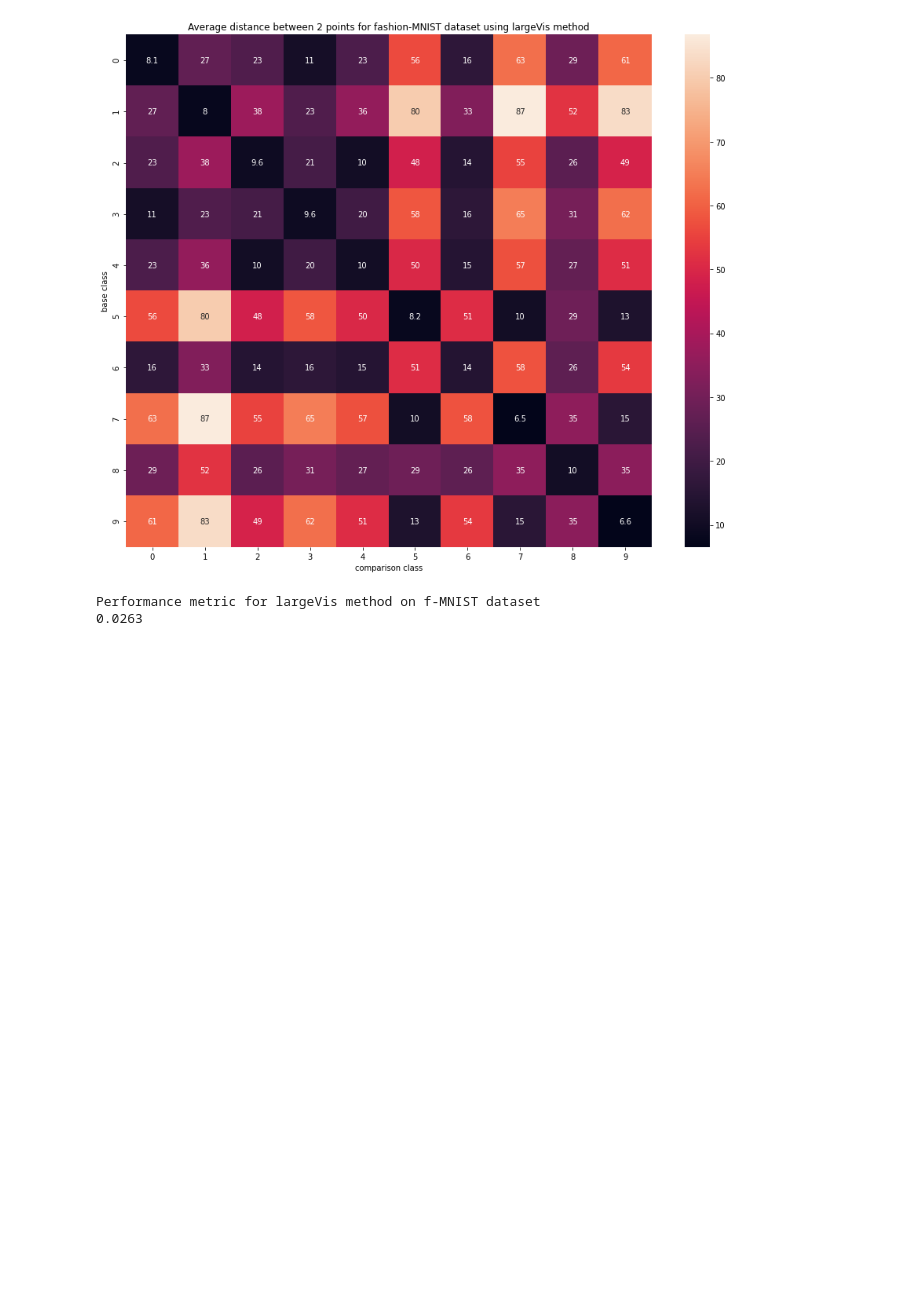
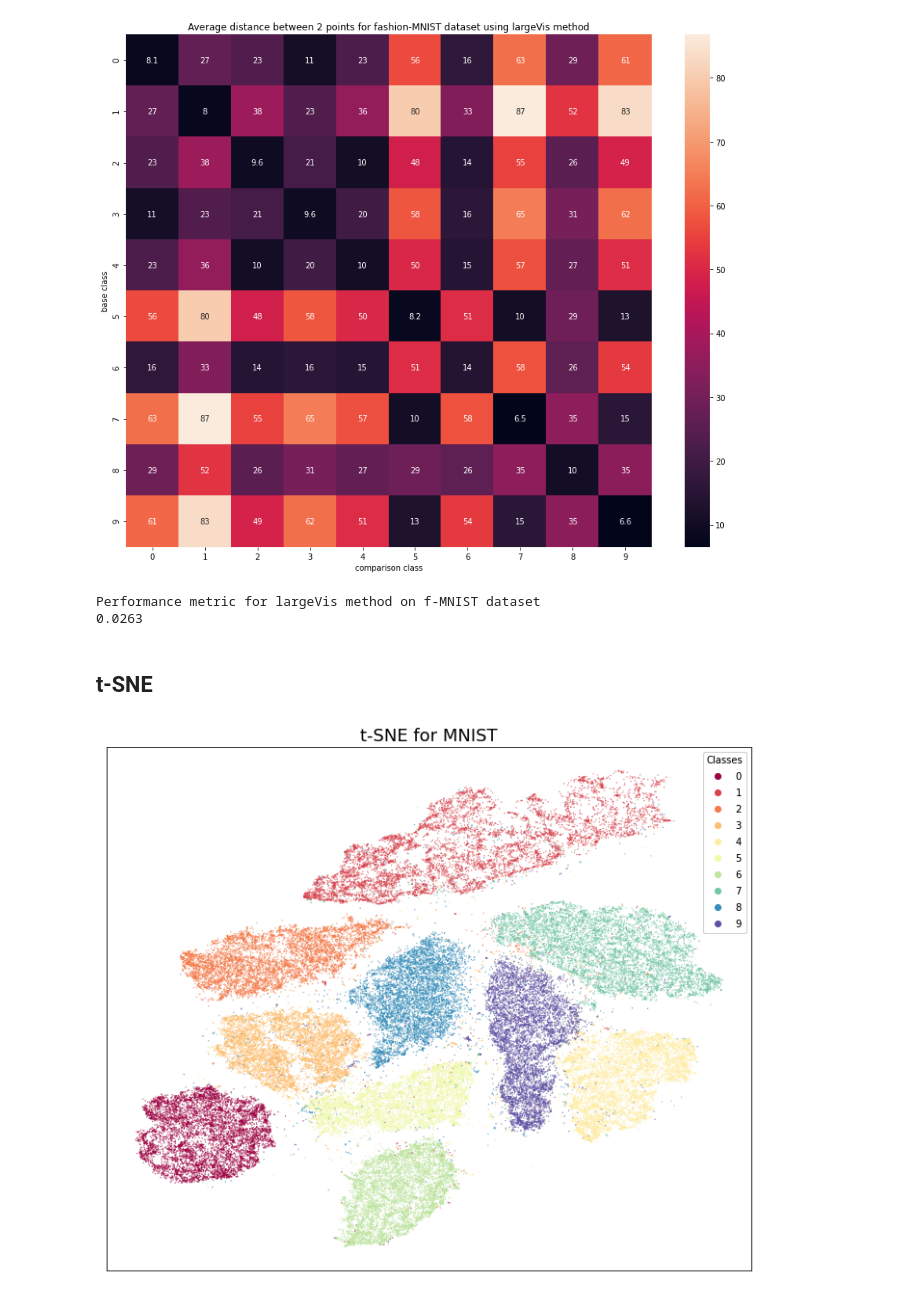
Before and after one commit to Vergenter/DataEmbeddingandVisualization, a Jupyter notebook: umap_largevis.ipynb, the cells around one changed output. Cells and saved outputs as stored; diff of their text form; code cells hidden in the pictures; blank space fills up the shorter version.

```diff
--- a/umap_largevis.ipynb
+++ b/umap_largevis.ipynb
@@ -294,3 +294,32 @@ print(f'{calc_performance_metric(distance_fmnist_largeVis):.4f}')
 # %% [output]
 Performance metric for largeVis method on f-MNIST dataset
 0.0263
+# %% [markdown]
+## t-SNE
+# %%
+def tsne_vis(embedding, target, title, custom_labels=None):
+    fig, ax = plt.subplots(figsize=(12, 10))
+    color = target.astype(int)
+    scatter = plt.scatter(embedding[:, 0], embedding[:, 1], c=color, cmap="Spectral", s=0.1)
+
+    if custom_labels is not None:
+        cbar = plt.colorbar(boundaries=np.arange(11)-0.5)
+        cbar.set_ticks(np.arange(10))
+        cbar.set_ticklabels(custom_labels)
+    else:
+        # produce a legend with the unique colors from the scatter
+        legend = ax.legend(*scatter.legend_elements(),
+                        loc="upper right", title="Classes")
+        ax.add_artist(legend)
+
+    plt.title(f"t-SNE for {title}", fontsize=18)
+    plt.xticks([])
+    plt.yticks([])
+    plt.show()
+# %%
+reducer_tsne_mnist = TSNE(n_components=2, metric='euclidean', perplexity=35)
+embedding_mnist_tsne = reducer_tsne_mnist.fit_transform(mnist.data)
+
+tsne_vis(embedding_mnist_tsne, mnist.target, 'MNIST')
+# %% [output]
+[figure, added]
```
Also changed, not shown: parts of 13 cells of this notebook.
